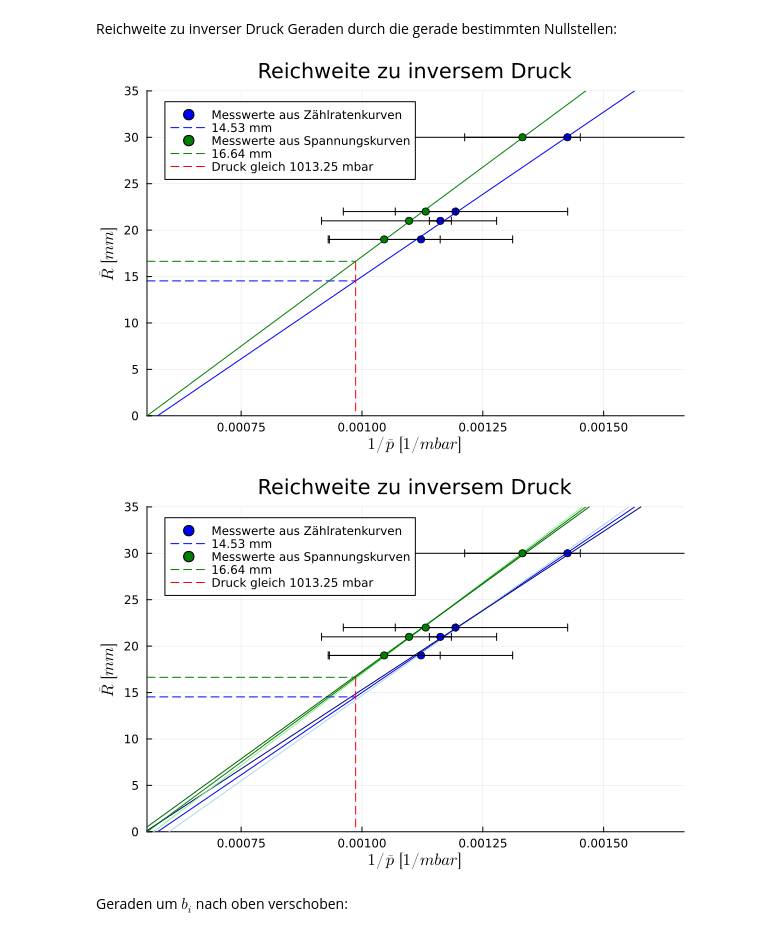
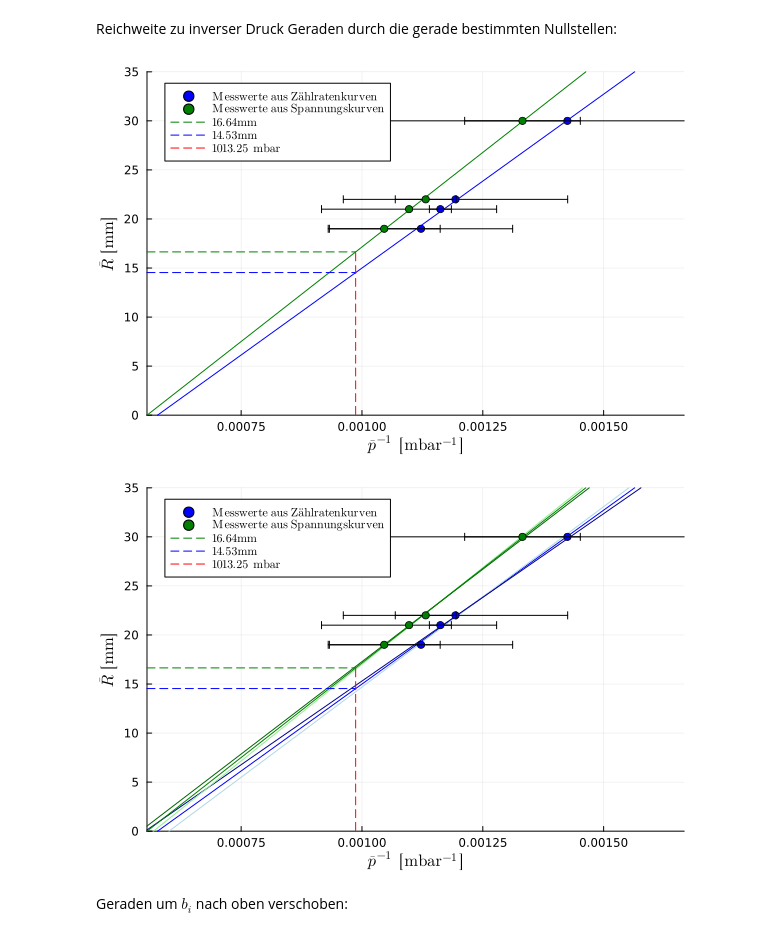
Before and after one commit to ofilla/physik-praktikum-b, a Jupyter notebook: B3.3/data/Auswertung.ipynb, the cells around one changed output. Saved outputs shown, nothing was run; the diff lists cells and outputs as text; code cells hidden in the pictures.

Commit message:
B3.3: Reichweiten-Grafiken mit Latex-Text

```diff
--- a/B3.3/data/Auswertung.ipynb
+++ b/B3.3/data/Auswertung.ipynb
@@ -380,27 +317,30 @@ druckInverse2 = [1/nullstelle1b, 1/nullstelle2b, 1/nullstelle3b, 1/nullstelle4b]
 a2, b2, Δa2, Δb2 = rechnerischeGeradenanpassung(druckInverse2, reichweite2)
 gerade2(x) = a2*x + b2
 
-plot(gerade1, xlims = (-b2/a2, 1/600), ylims = (0,35),label = "", color=:blue)
+reichweiteDruck = plot(gerade1, xlims = (-b2/a2, 1/600), ylims = (0,35),label = "", color=:blue)
 scatter!(druckInverse1, xerr = ΔpInverse1, reichweite1, markershape=:circle, legend=:topleft,
-    label="Messwerte aus Zählratenkurven", title = "Reichweite zu inversem Druck", color =:blue)
+    label=L"\mathrm{Messwerte\ aus\ Zählratenkurven}",
+    #title = "Reichweite zu inversem Druck",
+    color =:blue)
 k1 = gerade1(1/1013.25)
 Δk1 = sqrt( (Δa*(1/1013.25))^2 + (a*Δx)^2 + (Δb)^2 ) # Gaußsche Fehlerfortpflanzung
 f(x) = k1
 k1_rounded = round(k1, digits = 2)
-plot!(f, [-b2/a2, 1/1013.25], label = "$k1_rounded mm", linestyle=:dash, linecolor=:blue)
 
 plot!(gerade2, label="", color=:green)
 scatter!(druckInverse2, xerr = ΔpInverse2, reichweite2, markershape=:circle, legend=:topleft,
-    label="Messwerte aus Spannungskurven", color=:green)
+    label=L"\mathrm{Messwerte\ aus\ Spannungskurven}", color=:green)
 k2 = gerade2(1/1013.25)
 Δk2 = sqrt( (Δa2*(1/1013.25))^2 + (a2*Δx)^2 + (Δb2)^2 )
 g(x) = k2
 k2_rounded = round(k2, digits = 2)
-plot!(g, [-b2/a2, 1/1013.25], label = "$k2_rounded mm", linestyle=:dash, linecolor=:green)
 
-plot!([1/1013.25, 1/1013.25], [16.55, 0], label = "Druck gleich 1013.25 mbar", linestyle=:dash, linecolor=:red)
-xlabel!(L"1/\bar{p} \enspace [1/mbar]")
-ylabel!(L"\bar{R} \enspace [mm]")
+plot!(g, [-b2/a2, 1/1013.25], label = L"%$k2_rounded \mathrm{mm}", linestyle=:dash, linecolor=:green)
+plot!(f, [-b2/a2, 1/1013.25], label = L"%$k1_rounded \mathrm{mm}", linestyle=:dash, linecolor=:blue)
+
+plot!([1/1013.25, 1/1013.25], [16.55, 0], label = L"1013.25\enspace \mathrm{mbar}", linestyle=:dash, linecolor=:red)
+xlabel!(L"\bar{p}^{-1} \enspace [\mathrm{mbar^{-1}}]")
+ylabel!(L"\bar{R} \enspace [\mathrm{mm}]")
 # %% [output]
-[figure, old version]
+[figure, new version]
 # %%
@@ -430,36 +349,39 @@ savefig(reichweiteDruck, "../../media/B3.3/reichweiten inverse druecke.pdf");
 # %%
 fehlergerade1(x) = (a+Δa)*x + (b-Δb)
 fehlergerade2(x) = (a-Δa)*x + (b+Δb)
 fehlergerade1b(x) = (a2+Δa2)*x + (b2-Δb2)
 fehlergerade2b(x) = (a2-Δa2)*x + (b2+Δb2)
 
 plot(gerade1, xlims = (-b2/a2, 1/600), ylims = (0,35),label = "", color=:blue)
 
 plot!(fehlergerade1, label ="", linecolor=:lightblue)
 plot!(fehlergerade2, label ="", linecolor=:darkblue)
 plot!(fehlergerade1b, label ="", linecolor=:lightgreen)
 plot!(fehlergerade2b, label ="", linecolor=:darkgreen)
 
 scatter!(druckInverse1, xerr = ΔpInverse1, reichweite1, markershape=:circle, legend=:topleft,
-    label="Messwerte aus Zählratenkurven", title = "Reichweite zu inversem Druck", color =:blue)
+    label=L"\mathrm{Messwerte\ aus\ Zählratenkurven}",
+    #title = "Reichweite zu inversem Druck",
+    color =:blue)
 k1 = gerade1(1/1013.25)
 f(x) = k1
 k1_rounded = round(k1, digits = 2)
-plot!(f, [-b2/a2, 1/1013.25], label = "$k1_rounded mm", linestyle=:dash, linecolor=:blue)
 
 plot!(gerade2, label="", color=:green)
 scatter!(druckInverse2, xerr = ΔpInverse2, reichweite2, markershape=:circle, legend=:topleft,
-    label="Messwerte aus Spannungskurven", color=:green)
+    label=L"\mathrm{Messwerte\ aus\ Spannungskurven}", color=:green)
 k2 = gerade2(1/1013.25)
 g(x) = k2
 k2_rounded = round(k2, digits = 2)
-plot!(g, [-b2/a2, 1/1013.25], label = "$k2_rounded mm", linestyle=:dash, linecolor=:green)
 
-plot!([1/1013.25, 1/1013.25], [16.55, 0], label = "Druck gleich 1013.25 mbar", linestyle=:dash, linecolor=:red)
-xlabel!(L"1/\bar{p} \enspace [1/mbar]")
-ylabel!(L"\bar{R} \enspace [mm]")
+plot!(g, [-b2/a2, 1/1013.25], label = L"%$k2_rounded \mathrm{mm}", linestyle=:dash, linecolor=:green)
+plot!(f, [-b2/a2, 1/1013.25], label = L"%$k1_rounded \mathrm{mm}", linestyle=:dash, linecolor=:blue)
+
+plot!([1/1013.25, 1/1013.25], [16.55, 0], label = L"1013.25\enspace \mathrm{mbar}", linestyle=:dash, linecolor=:red)
+xlabel!(L"\bar{p}^{-1} \enspace [\mathrm{mbar^{-1}}]")
+ylabel!(L"\bar{R} \enspace [\mathrm{mm}]")
 # %% [output]
-[figure, old version]
+[figure, new version]
 # %% [markdown]
 Geraden um $b_i$ nach oben verschoben:
 # %%
```
Also changed, not shown: parts of 15 cells of this notebook, 18 other files.
